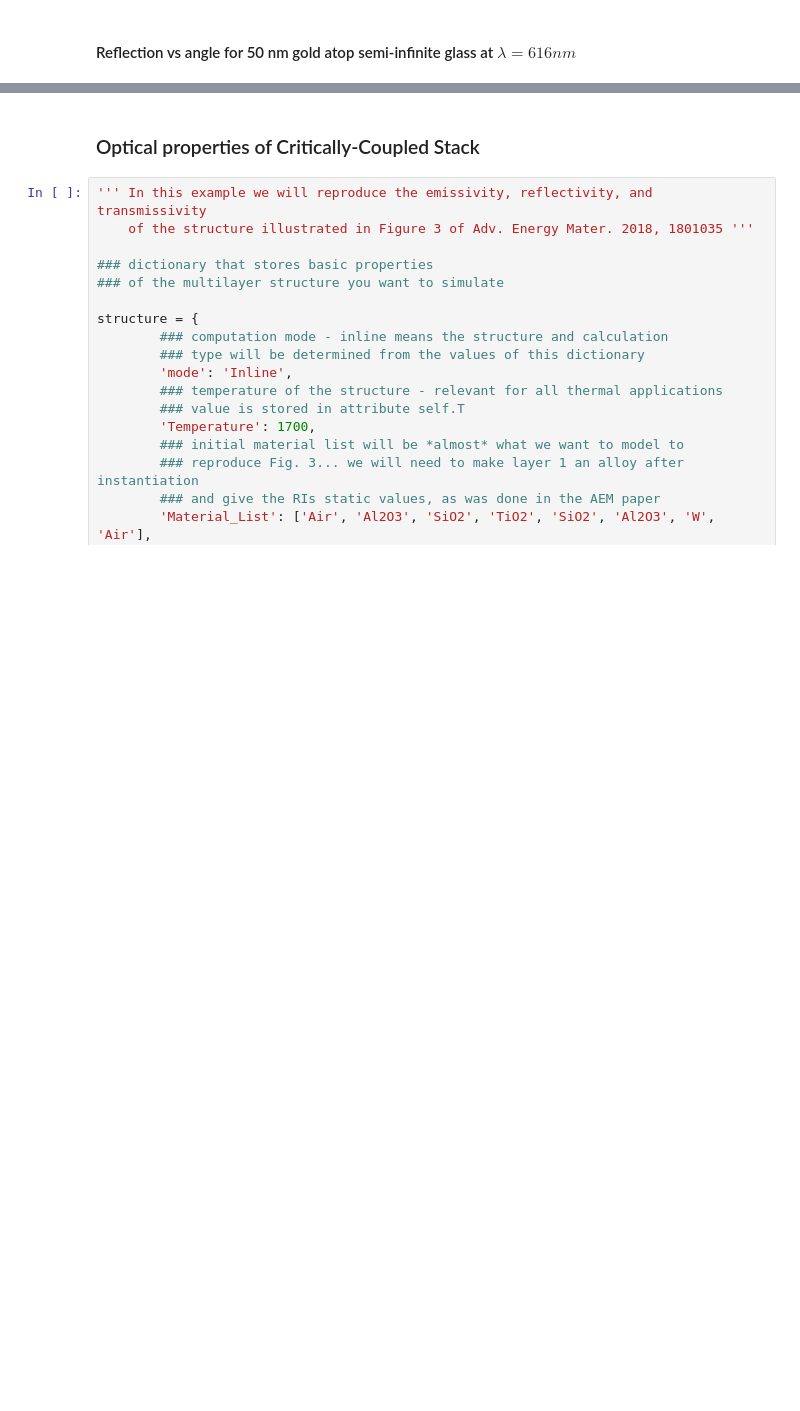
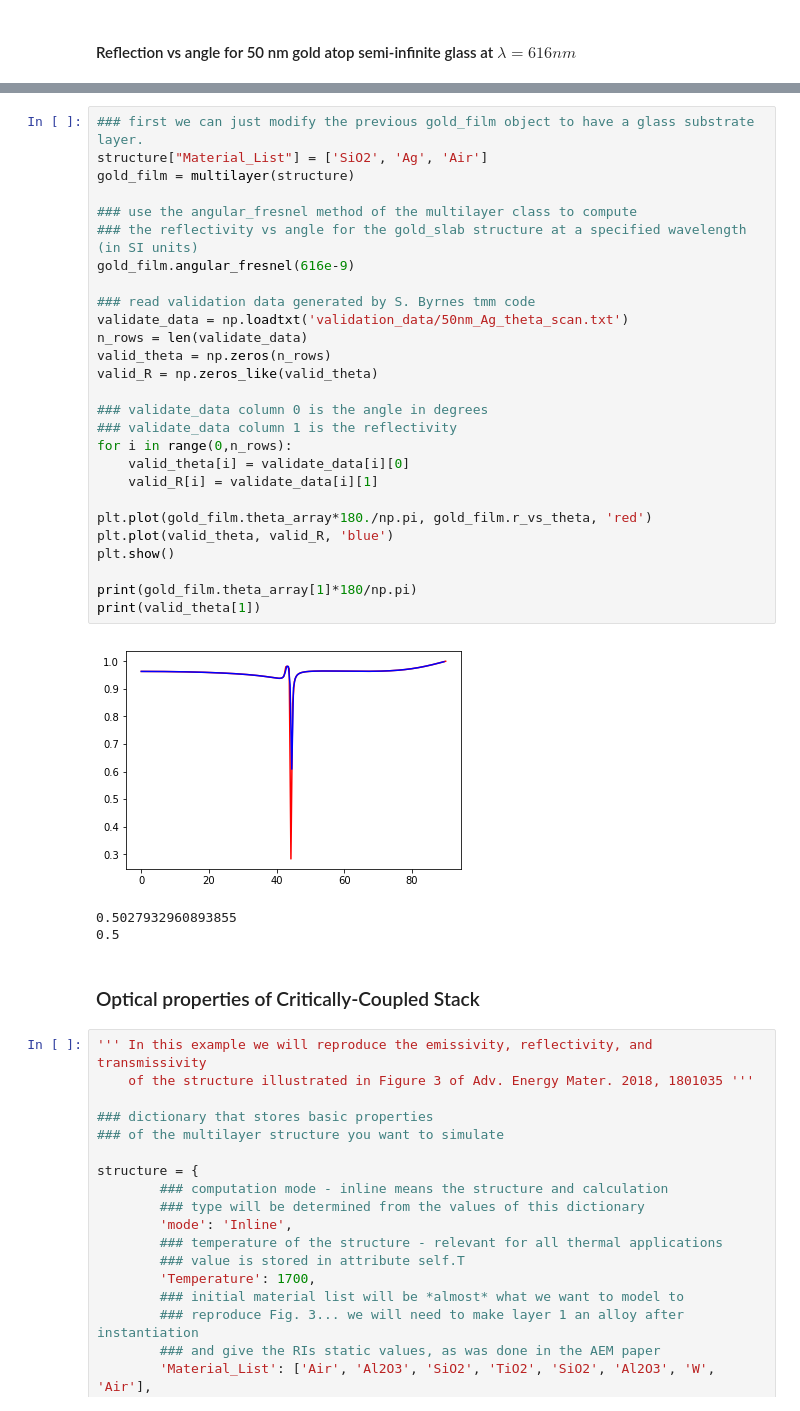
Before and after one commit to FoleyLab/wptherml_v1.0.0, a Jupyter notebook: Validate_Fresnel.ipynb, the cells around one changed output, grey strips where cells are left out. Cells and saved outputs as stored; diff of their text form; blank space fills up the shorter version.

Commit message:
updated r_vs_theta calc

```diff
--- a/Validate_Fresnel.ipynb
+++ b/Validate_Fresnel.ipynb
@@ -98,3 +101,34 @@ plt.show()
+# %%
+### first we can just modify the previous gold_film object to have a glass substrate layer.
+structure["Material_List"] = ['SiO2', 'Ag', 'Air']
+gold_film = multilayer(structure)
+
+### use the angular_fresnel method of the multilayer class to compute
+### the reflectivity vs angle for the gold_slab structure at a specified wavelength (in SI units)
+gold_film.angular_fresnel(616e-9)
+
+### read validation data generated by S. Byrnes tmm code
+validate_data = np.loadtxt('validation_data/50nm_Ag_theta_scan.txt')
+n_rows = len(validate_data)
+valid_theta = np.zeros(n_rows)
+valid_R = np.zeros_like(valid_theta)
+
+### validate_data column 0 is the angle in degrees
+### validate_data column 1 is the reflectivity
+for i in range(0,n_rows):
+    valid_theta[i] = validate_data[i][0]
+    valid_R[i] = validate_data[i][1]
+
+plt.plot(gold_film.theta_array*180./np.pi, gold_film.r_vs_theta, 'red')
+plt.plot(valid_theta, valid_R, 'blue')
+plt.show()
+
+print(gold_film.theta_array[1]*180/np.pi)
+print(valid_theta[1])
+# %% [output]
+[figure, added]
+0.5027932960893855
+0.5
 # %% [markdown]
 ### Optical properties of Critically-Coupled Stack
 # %%
```
Also changed, not shown: parts of 6 cells of this notebook, 3 other files.
